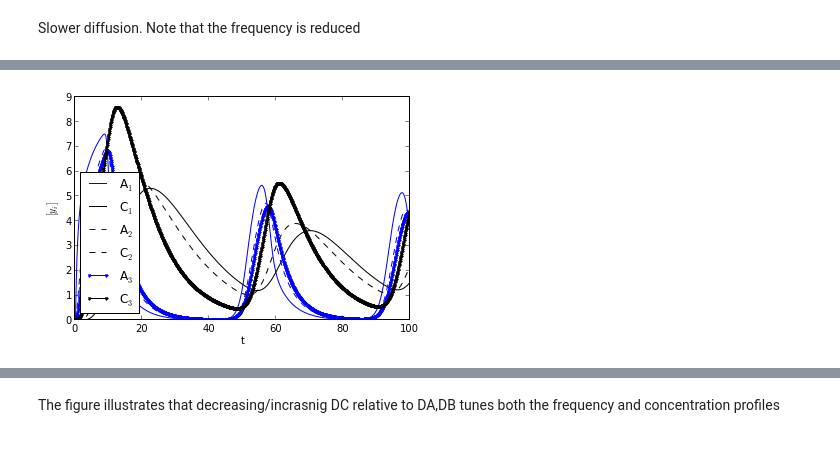
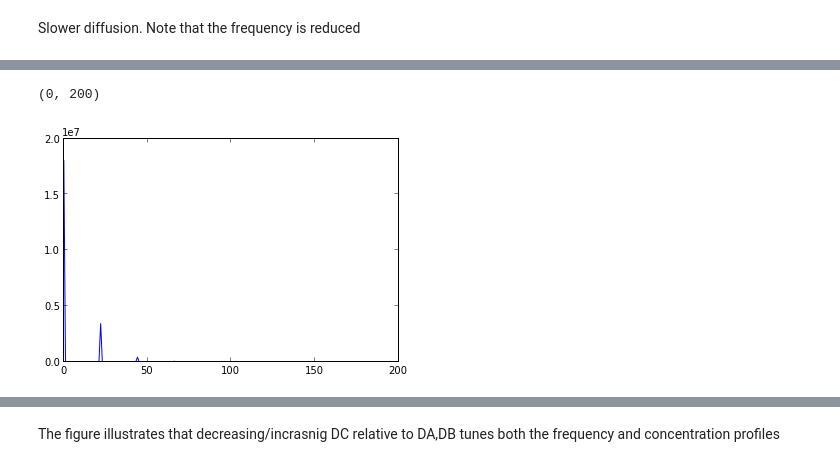
Before and after one commit to huskeypm/enzymekineticsacs, a Jupyter notebook: compart.ipynb, the cells around one changed output, grey strips where cells are left out. Saved outputs shown, nothing was run; the diff lists cells and outputs as text; code cells hidden in the pictures.

```diff
--- a/compart.ipynb
+++ b/compart.ipynb
@@ -55,5 +74,8 @@ params = ParamsGoodwin()y0 = np.zeros(9)params.DA=params.DB=params.DC=1.tslow =
 # %%
-params = ParamsGoodwin()y0 = np.zeros(9)params.DA=params.DB=1.params.DC=0.25tslowDC = scipy.linspace(0.,100.,1000)ytslowDC=threeCompOscmodel(t,y0,params)
+params = ParamsGoodwin()y0 = np.zeros(9)params.DA=params.DB=1.params.DC=0.25tslowDC = scipy.linspace(0.,1000.,2000)ytslowDC=threeCompOscmodel(tslowDC,y0,params)
-# %% [output]
-[figure, removed]
+# %%
+plot(freq(ytslowDC,tslowDC))xlim(0,200)
+# %% [output]
+(0, 200)
+[figure, added]
 # %%
```
Also changed, not shown: parts of 27 cells of this notebook, 1 other file.
